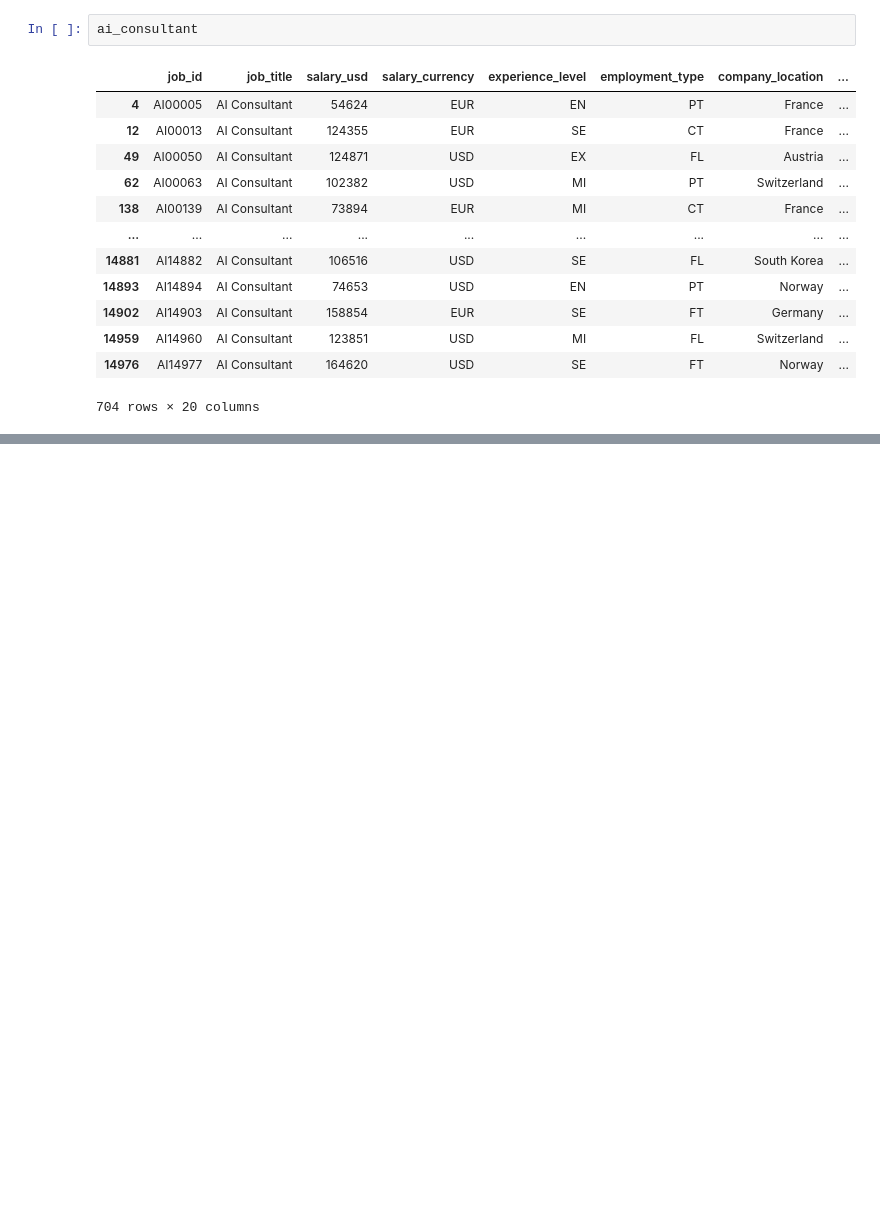
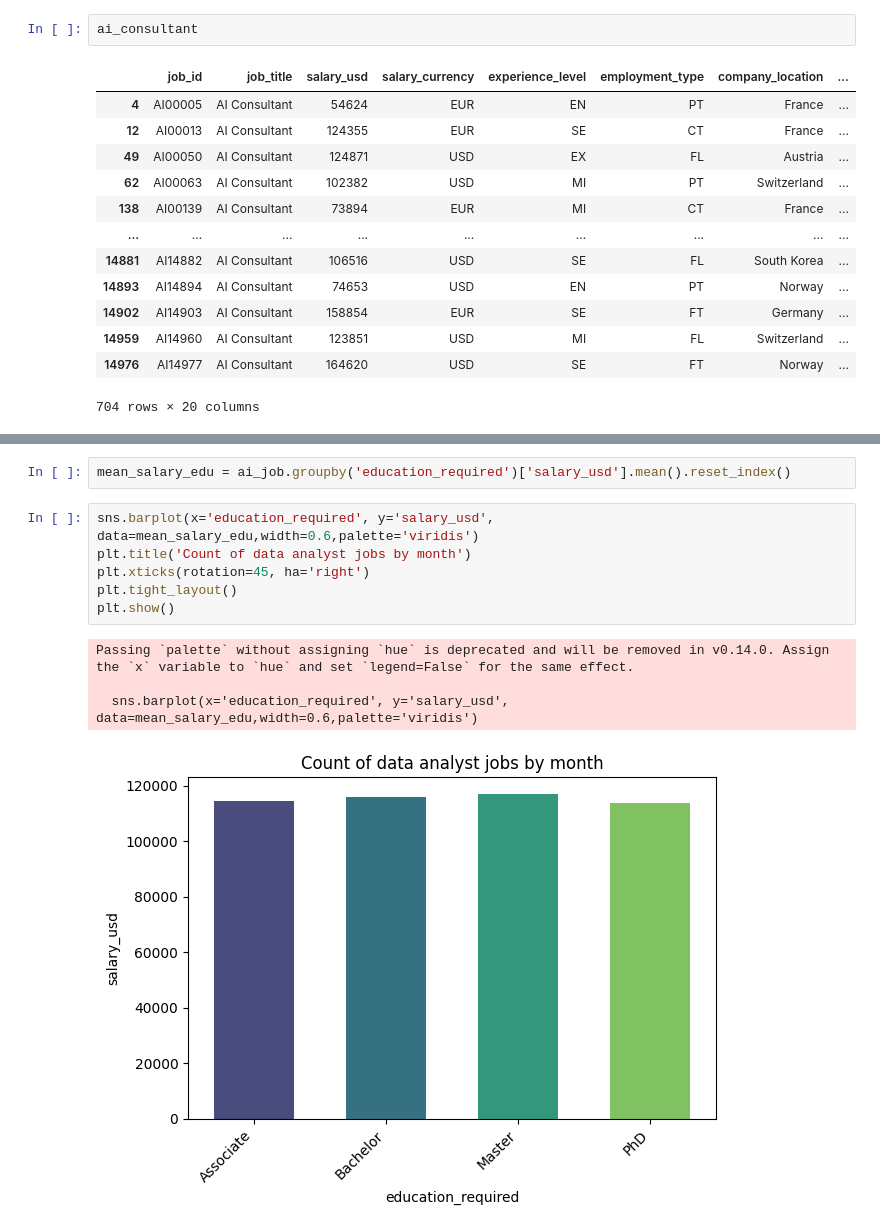
Before and after one commit to isg75/first_project, a Jupyter notebook: notebooks/guilherme.ipynb, the cells around one changed output, grey strips where cells are left out. Drawn from its saved outputs; the diff is of its cells as text; blank space fills up the shorter version.

```diff
--- a/notebooks/guilherme.ipynb
+++ b/notebooks/guilherme.ipynb
@@ -195,0 +205,13 @@ ai_consultant
+# %%
+mean_salary_edu = ai_job.groupby('education_required')['salary_usd'].mean().reset_index()
+# %%
+sns.barplot(x='education_required', y='salary_usd', data=mean_salary_edu,width=0.6,palette='viridis')
+plt.title('Count of data analyst jobs by month')
+plt.xticks(rotation=45, ha='right')
+plt.tight_layout()
+plt.show()
+# %% [output]
+Passing `palette` without assigning `hue` is deprecated and will be removed in v0.14.0. Assign the `x` variable to `hue` and set `legend=False` for the same effect.
+
+  sns.barplot(x='education_required', y='salary_usd', data=mean_salary_edu,width=0.6,palette='viridis')
+[figure, added]
```
Also changed, not shown: parts of 1 cell of this notebook, 8 other files.
